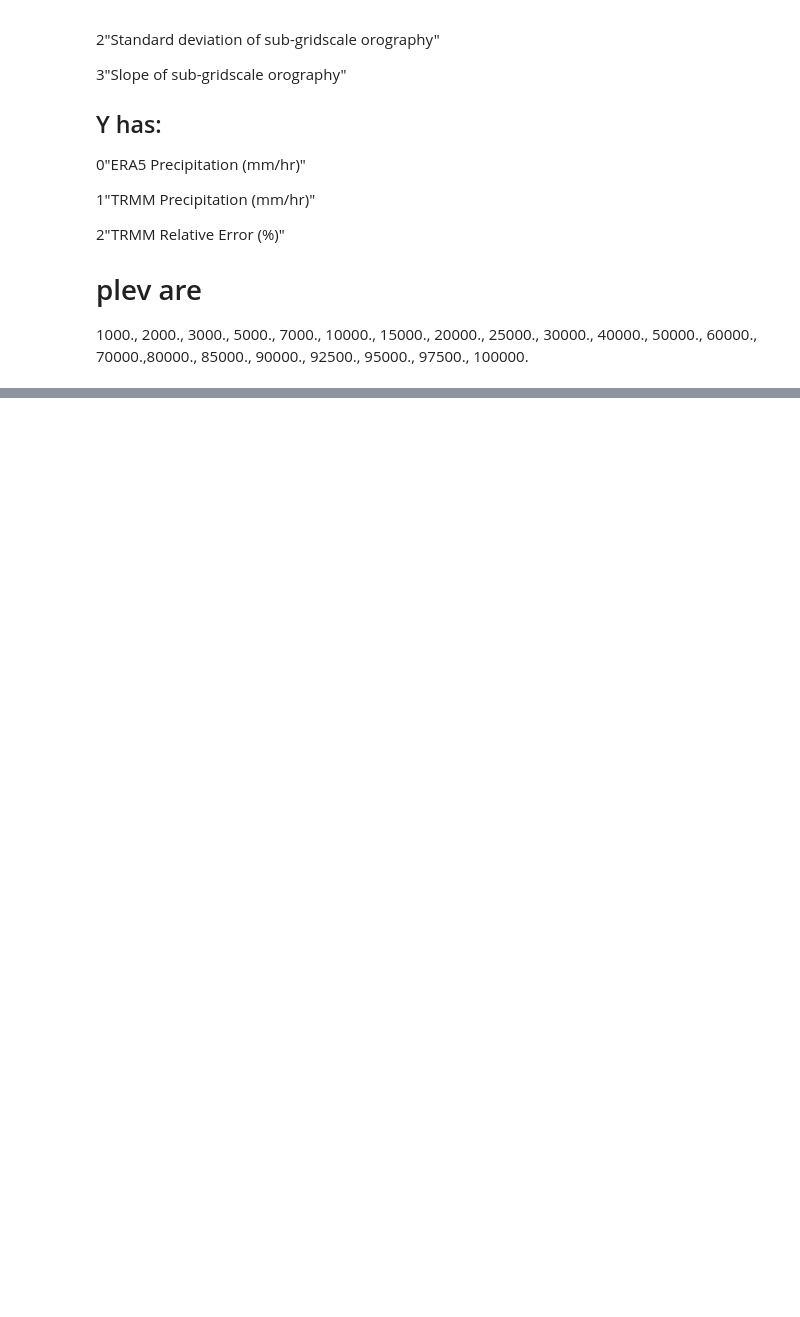
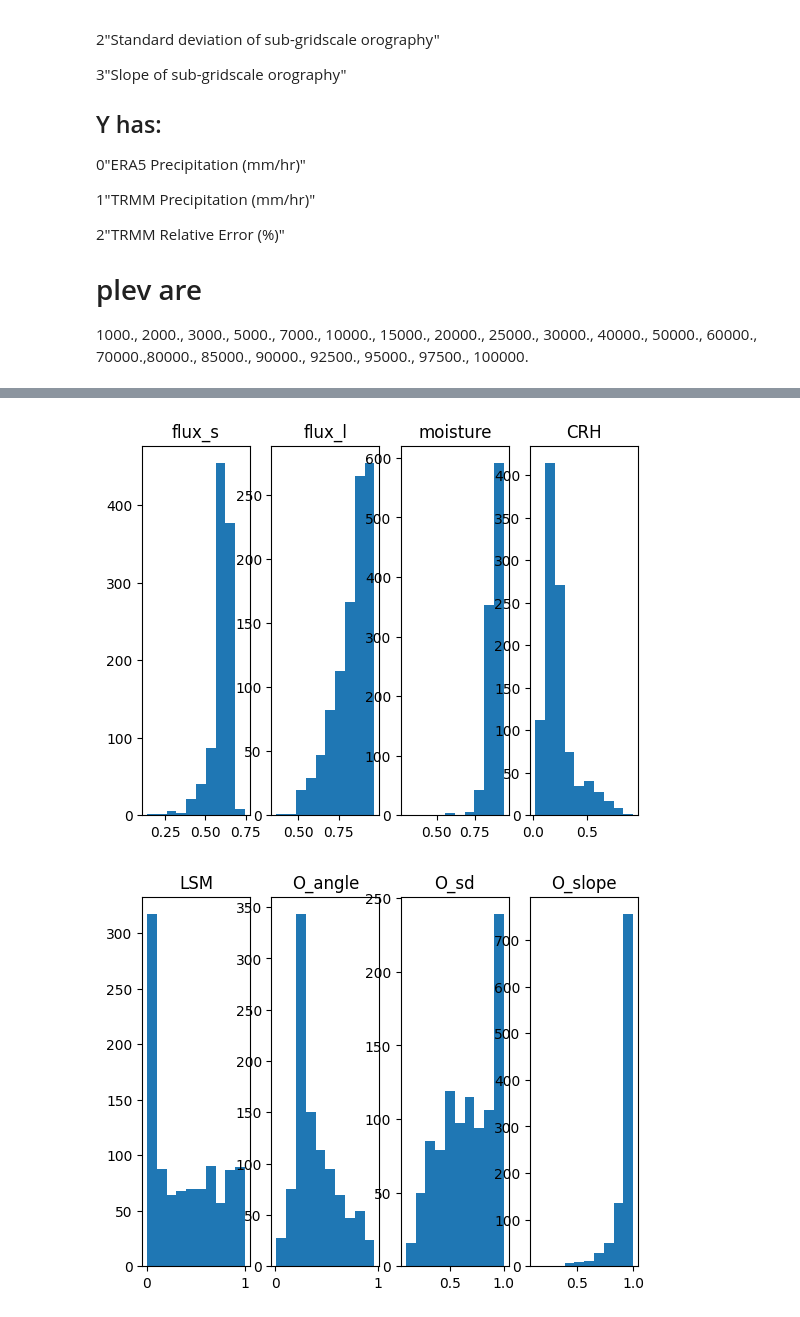
Before and after one commit to JaxGaussianProcesses/GPJax, a Jupyter notebook: Play.ipynb, the cells around one changed output, grey strips where cells are left out. Saved outputs shown, nothing was run; the diff lists cells and outputs as text; code cells hidden in the pictures; blank space fills up the shorter version.

```diff
--- a/Play.ipynb
+++ b/Play.ipynb
@@ -267,3 +274,19 @@ for data in [X3d_before_standardization, X3d]:
+# %%
+fig, ax = plt.subplots(nrows=1, ncols=num_2d_variables)
+i=0
+for col in ax:
+    col.hist(X2d[:1000,i].T);
+    col.set_title(names_2d[i])
+    i+=1
+fig, ax = plt.subplots(nrows=1, ncols=num_static_variables)
+i=0
+for col in ax:
+    col.hist(Xstatic[:1000,i].T);
+    col.set_title(names_static[i])
+    i+=1
+# %% [output]
+[figure, added]
+[figure, added]
 # %%
 def plot_params(model, title=""):
     if isinstance(model, gpx.variational_families.AbstractVariationalFamily):
```
Also changed, not shown: parts of 8 cells of this notebook, 3 other files.
